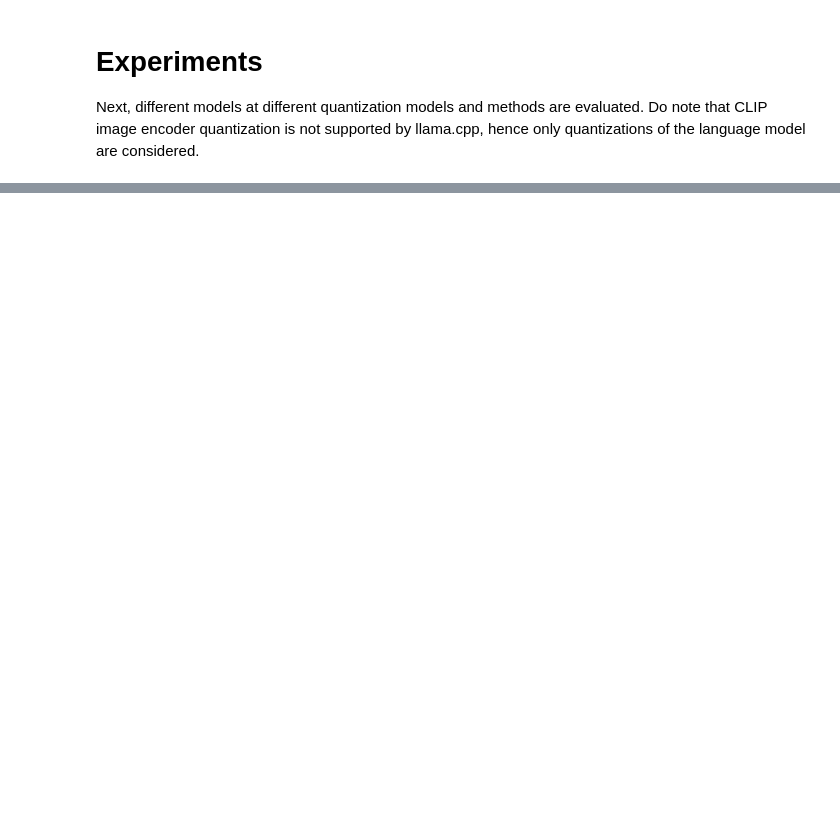
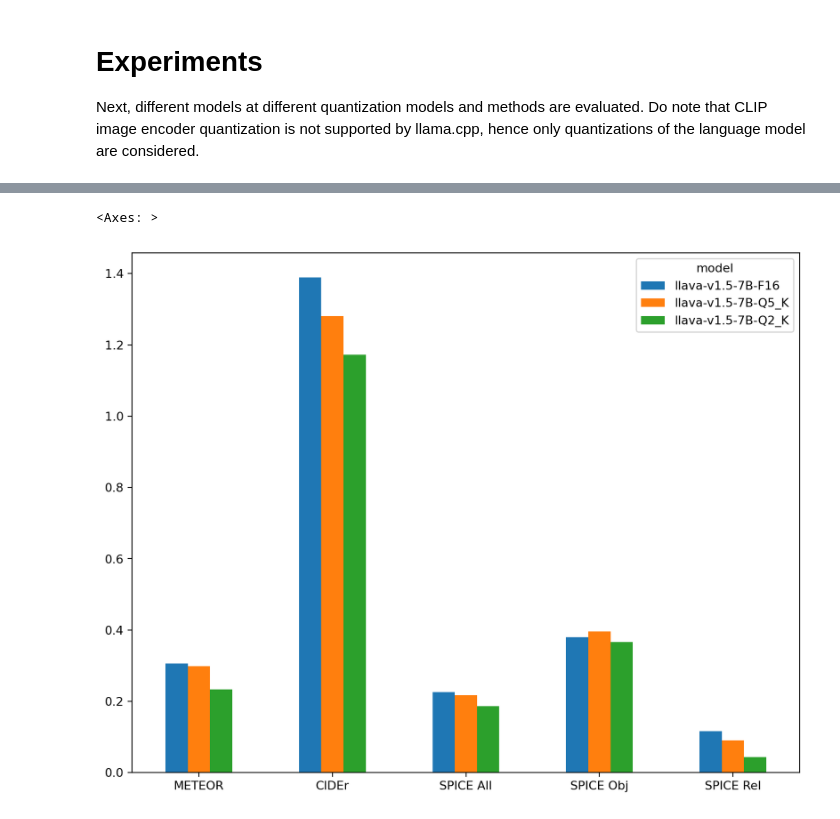
Before and after one commit to navratil-matej/dp, a Jupyter notebook: model-eval.ipynb, the cells around one changed output, grey strips where cells are left out. Drawn from its saved outputs; the diff is of its cells as text; code cells hidden in the pictures; blank space fills up the shorter version.

Commit message:
First batch of experiments, visualization

```diff
--- a/model-eval.ipynb
+++ b/model-eval.ipynb
@@ -13,4 +11,7 @@ import numpy as np
 import pandas as pd
 import os
 import json
+
+pd.options.display.float_format = lambda x: '%.2f' % x
+plt.rcParams['figure.figsize'] = [10.0, 8.0]
 # %% [markdown]
@@ -195,0 +198,10 @@ df # If using spyder, consider using the variable viewer for color coded magnitu
+# %%
+%matplotlib inline
+
+from pycocotools.coco import COCO
+from matplotlib import pyplot as plt
+import numpy as np
+import pandas as pd
+
+pd.options.display.float_format = lambda x: '%.2f' % x
+plt.rcParams['figure.figsize'] = [10.0, 8.0]
@@ -195,0 +212,5 @@ df # If using spyder, consider using the variable viewer for color coded magnitu
+# %%
+# TODO the model names are hardcoded in multiple places now
+df = pd.read_csv('results.csv')
+df['model'] = pd.Categorical(df['model'], categories=['llava-v1.5-7B-F16', 'llava-v1.5-7B-Q5_K', 'llava-v1.5-7B-Q2_K', 'llava-v1.6-7B-F16', 'llava-v1.6-7B-Q5_K', 'llava-v1.6-7B-Q2_K'])
+df = df.set_index(['image_id', 'model']).sort_index()
@@ -195,0 +268,3 @@ df # If using spyder, consider using the variable viewer for color coded magnitu
+# %%
+summary = df.drop('caption', axis=1).groupby('model', observed=True).mean()
+summary
@@ -195,0 +277,9 @@ df # If using spyder, consider using the variable viewer for color coded magnitu
+# %%
+# TODO ipympl and %matplotlib notebook
+
+ax = summary[['METEOR', 'CIDEr', 'SPICE All', 'SPICE Obj', 'SPICE Rel']].transpose().plot.bar()
+plt.xticks(rotation=0)
+ax
+# %% [output]
+<Axes: >
+[figure, added]
```
Also changed, not shown: parts of 29 cells of this notebook, 2 other files.
